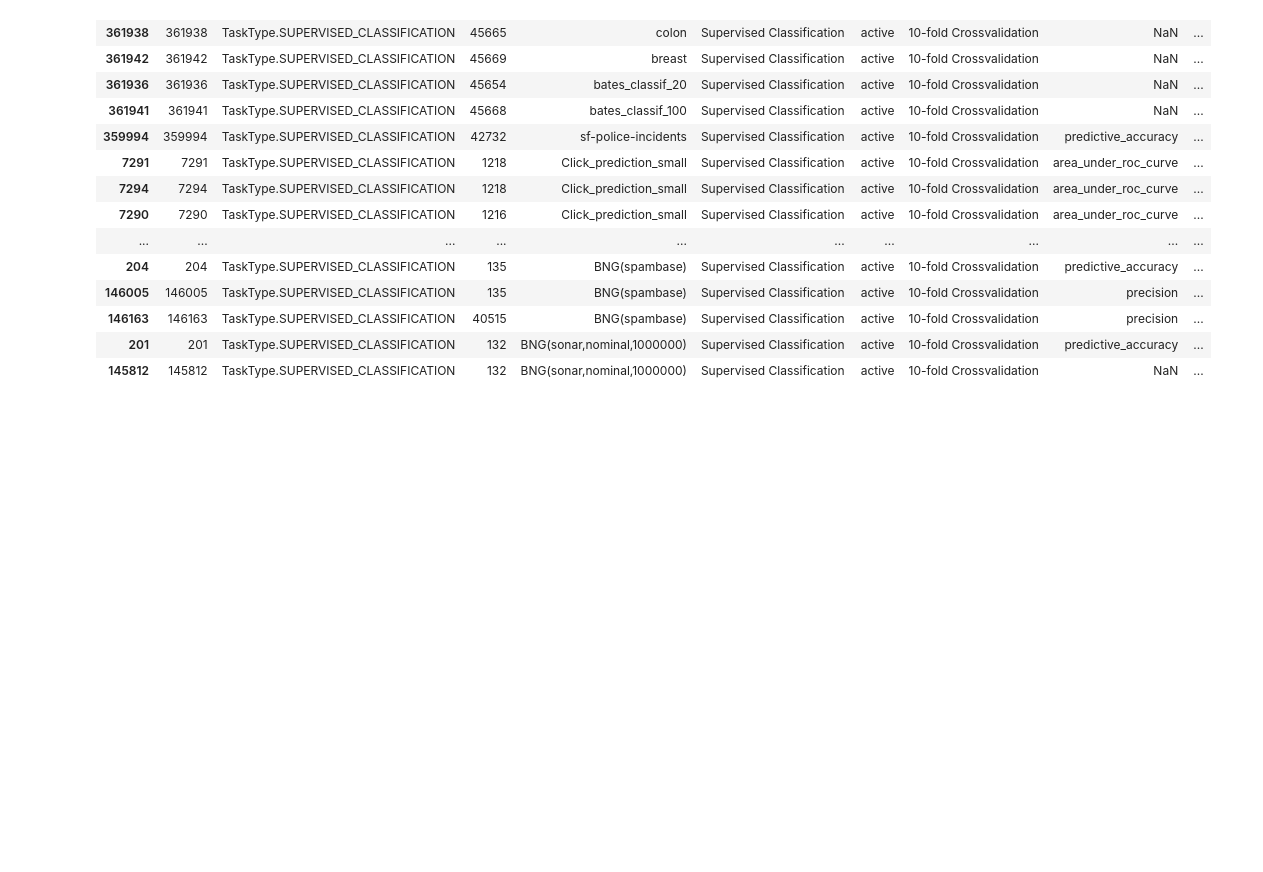
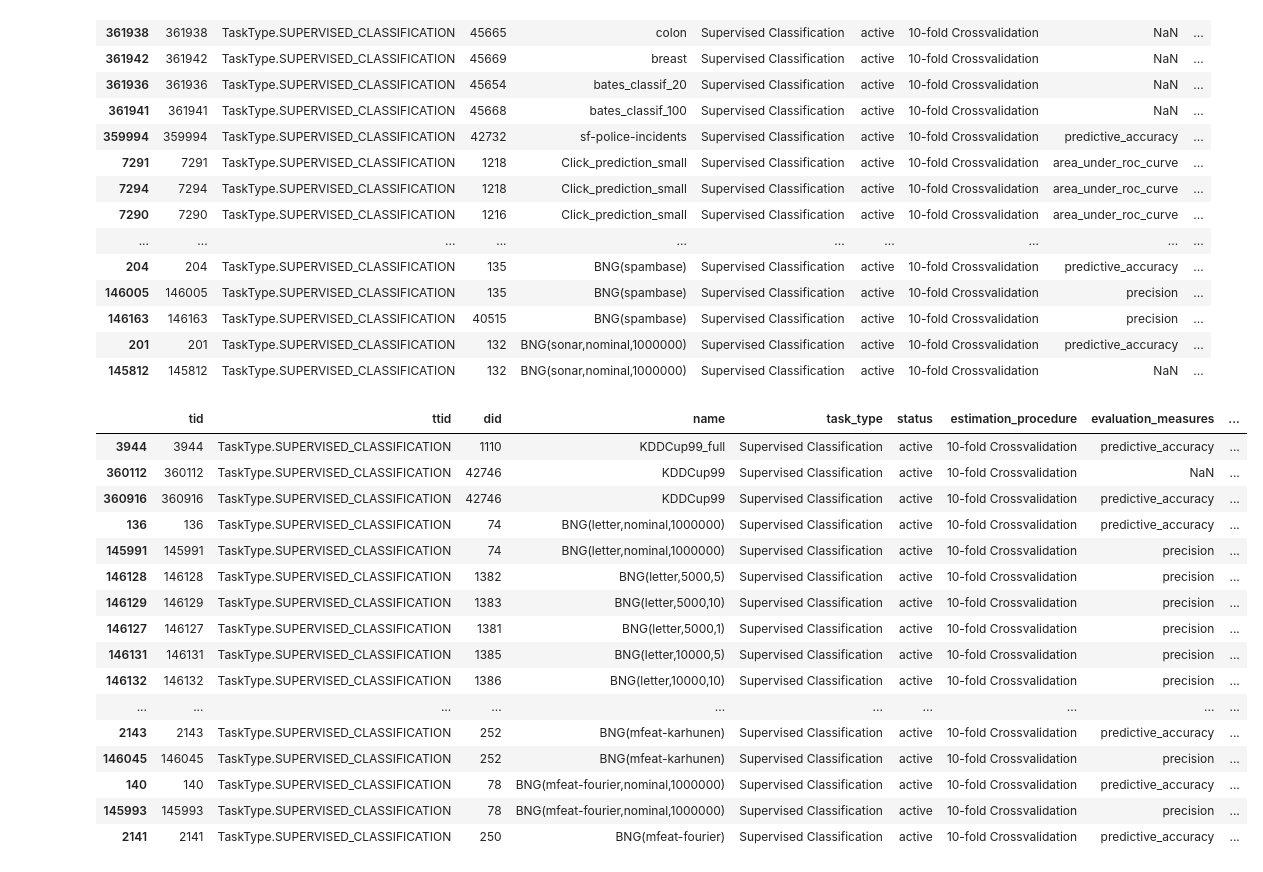
Before and after one commit to deadsoul44/automlbenchmark, a Jupyter notebook: frameworks/PerpetualBooster/list_tasks.ipynb, the cells around one changed output. Saved outputs shown, nothing was run; the diff lists cells and outputs as text; code cells hidden in the pictures; blank space fills up the shorter version.

Commit message:
multiclass

```diff
--- a/frameworks/PerpetualBooster/list_tasks.ipynb
+++ b/frameworks/PerpetualBooster/list_tasks.ipynb
@@ -93,3 +93,25 @@ df_binary.head(30)
 | 146163 | 146163 | TaskType.SUPERVISED_CLASSIFICATION | 40515 | BNG(spambase) | Supervised Classification | active | 10-fold Crossvalidation | precision | ... |
 | 201 | 201 | TaskType.SUPERVISED_CLASSIFICATION | 132 | BNG(sonar,nominal,1000000) | Supervised Classification | active | 10-fold Crossvalidation | predictive_accuracy | ... |
 | 145812 | 145812 | TaskType.SUPERVISED_CLASSIFICATION | 132 | BNG(sonar,nominal,1000000) | Supervised Classification | active | 10-fold Crossvalidation | NaN | ... |
+# %%
+df_multiclass = df_cls[df_cls["NumberOfClasses"]!=2.0]
+df_multiclass = df_multiclass[df_multiclass["NumberOfInstances"]>5e5]
+df_multiclass.head(50)
+# %% [output]
+|  | tid | ttid | did | name | task_type | status | estimation_procedure | evaluation_measures | ... |
+| 3944 | 3944 | TaskType.SUPERVISED_CLASSIFICATION | 1110 | KDDCup99_full | Supervised Classification | active | 10-fold Crossvalidation | predictive_accuracy | ... |
+| 360112 | 360112 | TaskType.SUPERVISED_CLASSIFICATION | 42746 | KDDCup99 | Supervised Classification | active | 10-fold Crossvalidation | NaN | ... |
+| 360916 | 360916 | TaskType.SUPERVISED_CLASSIFICATION | 42746 | KDDCup99 | Supervised Classification | active | 10-fold Crossvalidation | predictive_accuracy | ... |
+| 136 | 136 | TaskType.SUPERVISED_CLASSIFICATION | 74 | BNG(letter,nominal,1000000) | Supervised Classification | active | 10-fold Crossvalidation | predictive_accuracy | ... |
+| 145991 | 145991 | TaskType.SUPERVISED_CLASSIFICATION | 74 | BNG(letter,nominal,1000000) | Supervised Classification | active | 10-fold Crossvalidation | precision | ... |
+| 146128 | 146128 | TaskType.SUPERVISED_CLASSIFICATION | 1382 | BNG(letter,5000,5) | Supervised Classification | active | 10-fold Crossvalidation | precision | ... |
+| 146129 | 146129 | TaskType.SUPERVISED_CLASSIFICATION | 1383 | BNG(letter,5000,10) | Supervised Classification | active | 10-fold Crossvalidation | precision | ... |
+| 146127 | 146127 | TaskType.SUPERVISED_CLASSIFICATION | 1381 | BNG(letter,5000,1) | Supervised Classification | active | 10-fold Crossvalidation | precision | ... |
+| 146131 | 146131 | TaskType.SUPERVISED_CLASSIFICATION | 1385 | BNG(letter,10000,5) | Supervised Classification | active | 10-fold Crossvalidation | precision | ... |
+| 146132 | 146132 | TaskType.SUPERVISED_CLASSIFICATION | 1386 | BNG(letter,10000,10) | Supervised Classification | active | 10-fold Crossvalidation | precision | ... |
+| ... | ... | ... | ... | ... | ... | ... | ... | ... | ... |
+| 2143 | 2143 | TaskType.SUPERVISED_CLASSIFICATION | 252 | BNG(mfeat-karhunen) | Supervised Classification | active | 10-fold Crossvalidation | predictive_accuracy | ... |
+| 146045 | 146045 | TaskType.SUPERVISED_CLASSIFICATION | 252 | BNG(mfeat-karhunen) | Supervised Classification | active | 10-fold Crossvalidation | precision | ... |
+| 140 | 140 | TaskType.SUPERVISED_CLASSIFICATION | 78 | BNG(mfeat-fourier,nominal,1000000) | Supervised Classification | active | 10-fold Crossvalidation | predictive_accuracy | ... |
+| 145993 | 145993 | TaskType.SUPERVISED_CLASSIFICATION | 78 | BNG(mfeat-fourier,nominal,1000000) | Supervised Classification | active | 10-fold Crossvalidation | precision | ... |
+| 2141 | 2141 | TaskType.SUPERVISED_CLASSIFICATION | 250 | BNG(mfeat-fourier) | Supervised Classification | active | 10-fold Crossvalidation | predictive_accuracy | ... |
```
Also changed, not shown: 2 other files.
